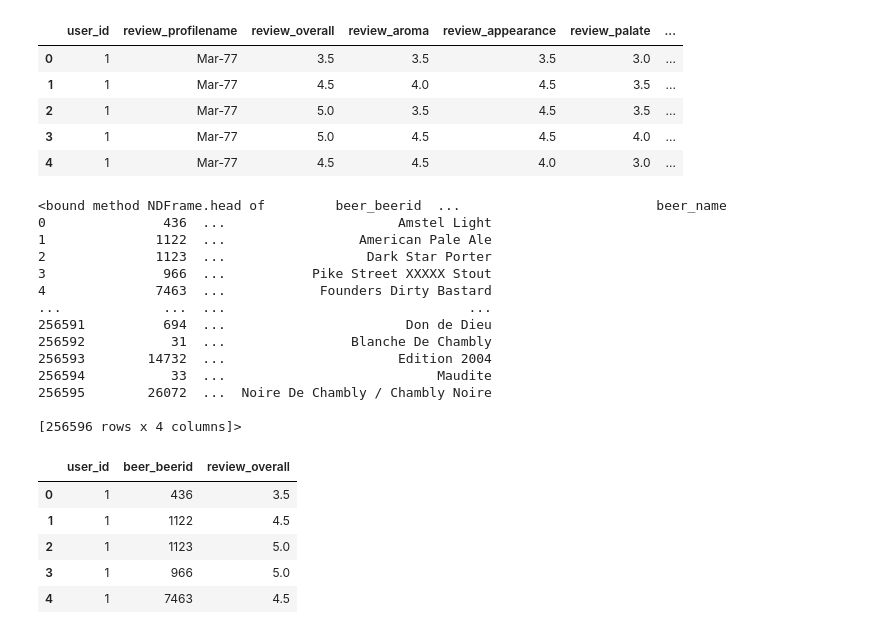
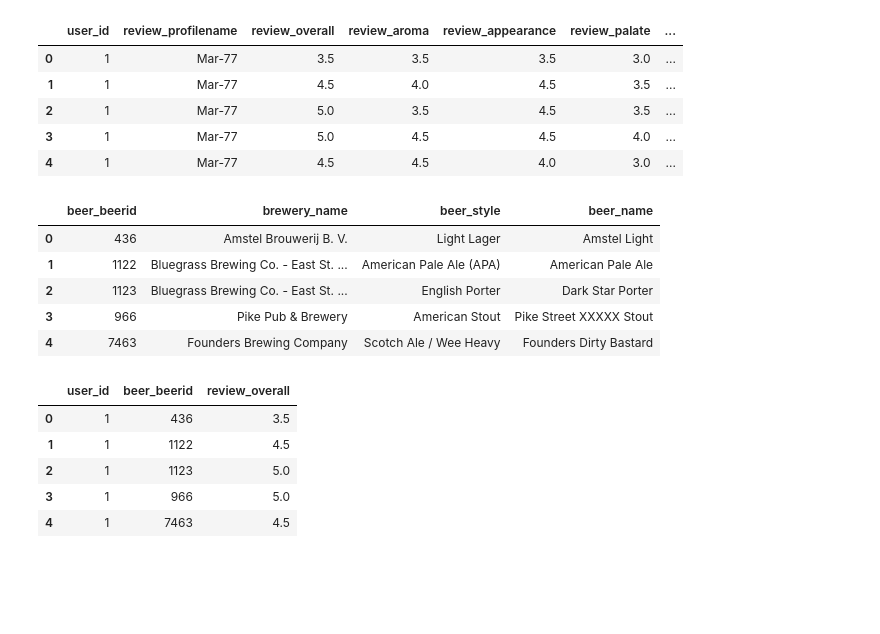
Before and after one commit to raan006/prueba, a Jupyter notebook: Ejercicio_filtro_colaborativo_RamonAviles (1).ipynb, the cells around one changed output. Cells and saved outputs as stored; diff of their text form; code cells hidden in the pictures; blank space fills up the shorter version.

```diff
--- a/Ejercicio_filtro_colaborativo_RamonAviles (1).ipynb
+++ b/Ejercicio_filtro_colaborativo_RamonAviles (1).ipynb
@@ -65,22 +65,14 @@ reviews.head()
 | 3 | 1 | Mar-77 | 5.0 | 4.5 | 4.5 | 4.0 | ... |
 | 4 | 1 | Mar-77 | 4.5 | 4.5 | 4.0 | 3.0 | ... |
 # %%
-cervezas.head
+cervezas.head()
 # %% [output]
-<bound method NDFrame.head of         beer_beerid  ...                         beer_name
-0               436  ...                      Amstel Light
-1              1122  ...                 American Pale Ale
-2              1123  ...                  Dark Star Porter
-3               966  ...           Pike Street XXXXX Stout
-4              7463  ...            Founders Dirty Bastard
-...             ...  ...                               ...
-256591          694  ...                       Don de Dieu
-256592           31  ...                Blanche De Chambly
-256593        14732  ...                      Edition 2004
-256594           33  ...                           Maudite
-256595        26072  ...  Noire De Chambly / Chambly Noire
-
-[256596 rows x 4 columns]>
+|  | beer_beerid | brewery_name | beer_style | beer_name |
+| 0 | 436 | Amstel Brouwerij B. V. | Light Lager | Amstel Light |
+| 1 | 1122 | Bluegrass Brewing Co. - East St. ... | American Pale Ale (APA) | American Pale Ale |
+| 2 | 1123 | Bluegrass Brewing Co. - East St. ... | English Porter | Dark Star Porter |
+| 3 | 966 | Pike Pub & Brewery | American Stout | Pike Street XXXXX Stout |
+| 4 | 7463 | Founders Brewing Company | Scotch Ale / Wee Heavy | Founders Dirty Bastard |
 # %%
 U_rating = totalDB[['user_id','beer_beerid','review_overall']]
 # %%
```
Also changed, not shown: parts of 7 cells of this notebook.
